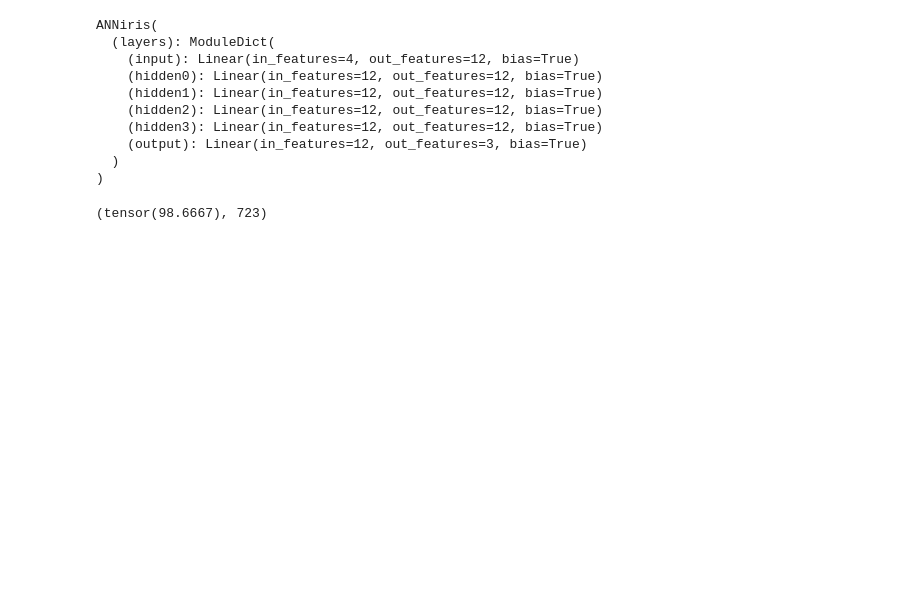
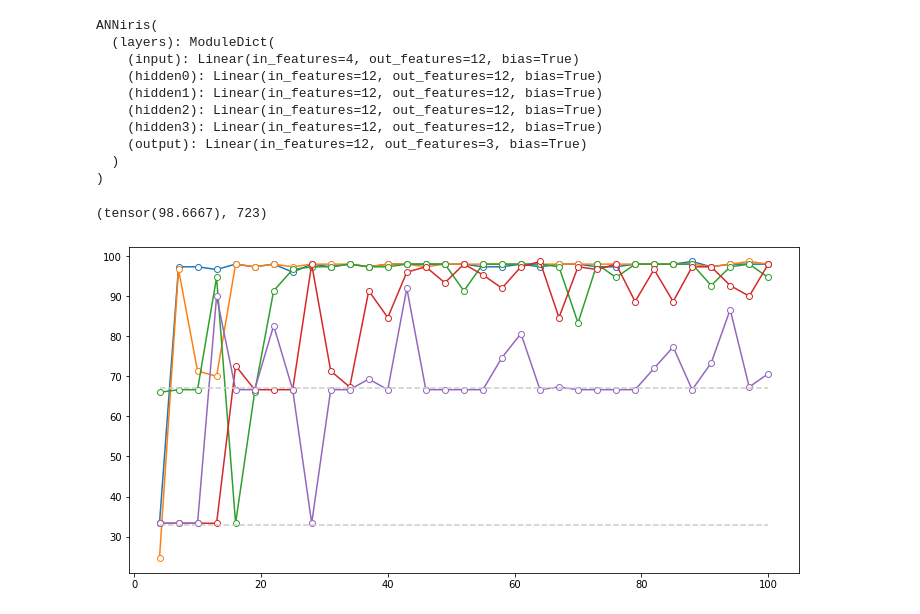
Before and after one commit to Sirfowahid/Artificial-Neural-Network, a Jupyter notebook: ANN-Breadth-vs-Depth-Experiment.ipynb, the cells around one changed output. Cells and saved outputs as stored; diff of their text form; code cells hidden in the pictures; blank space fills up the shorter version.

Commit message:
plot the result

```diff
--- a/ANN-Breadth-vs-Depth-Experiment.ipynb
+++ b/ANN-Breadth-vs-Depth-Experiment.ipynb
@@ -128,0 +129,10 @@ for unitidx in range(len(numunits)):
+# %%
+fig,ax = plt.subplots(1,figsize=(12,6))
+
+ax.plot(numunits,accuracies,'o-',markerfacecolor='w')
+ax.plot(numunits[[0,-1]],[33,33],'--',color=[.8,.8,.8])
+ax.plot(numunits[[0,-1]],[67,67],'--',color=[.8,.8,.8])
+
+plt.show()
+# %% [output]
+[figure, added]
```
Also changed, not shown: parts of 2 cells of this notebook.
